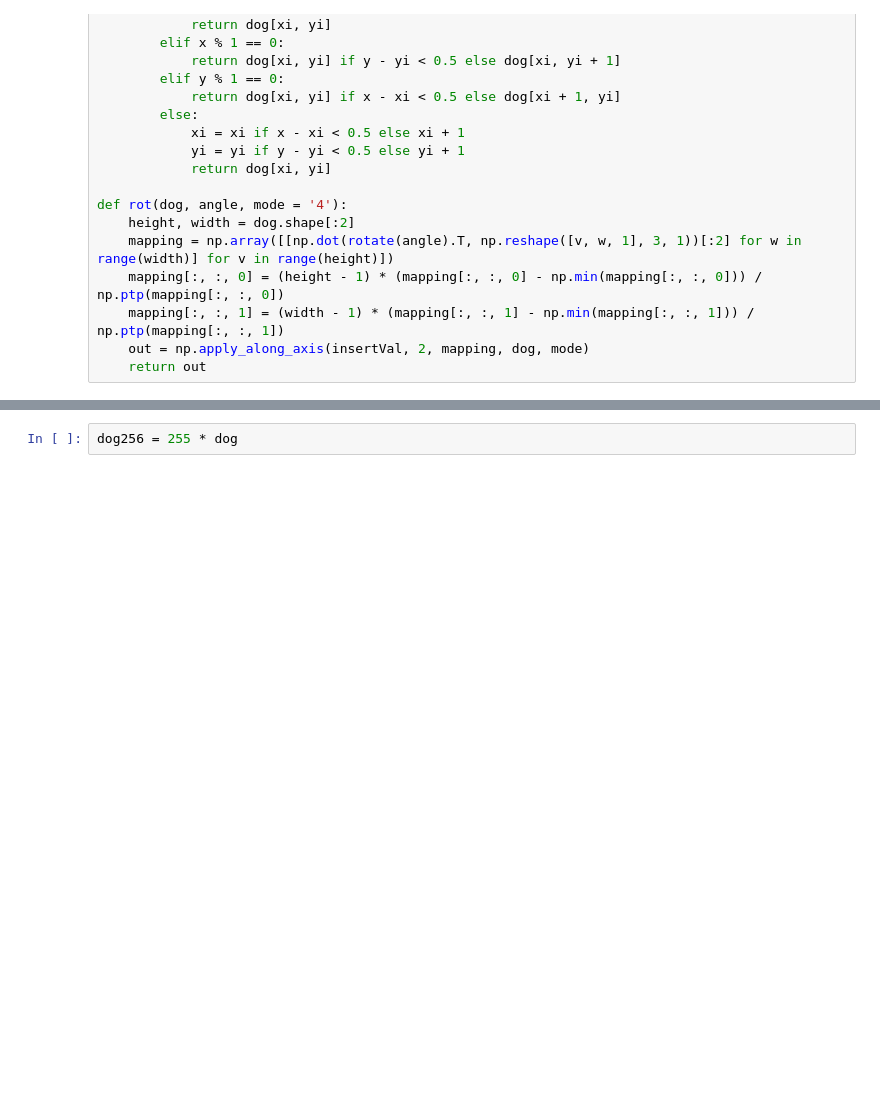
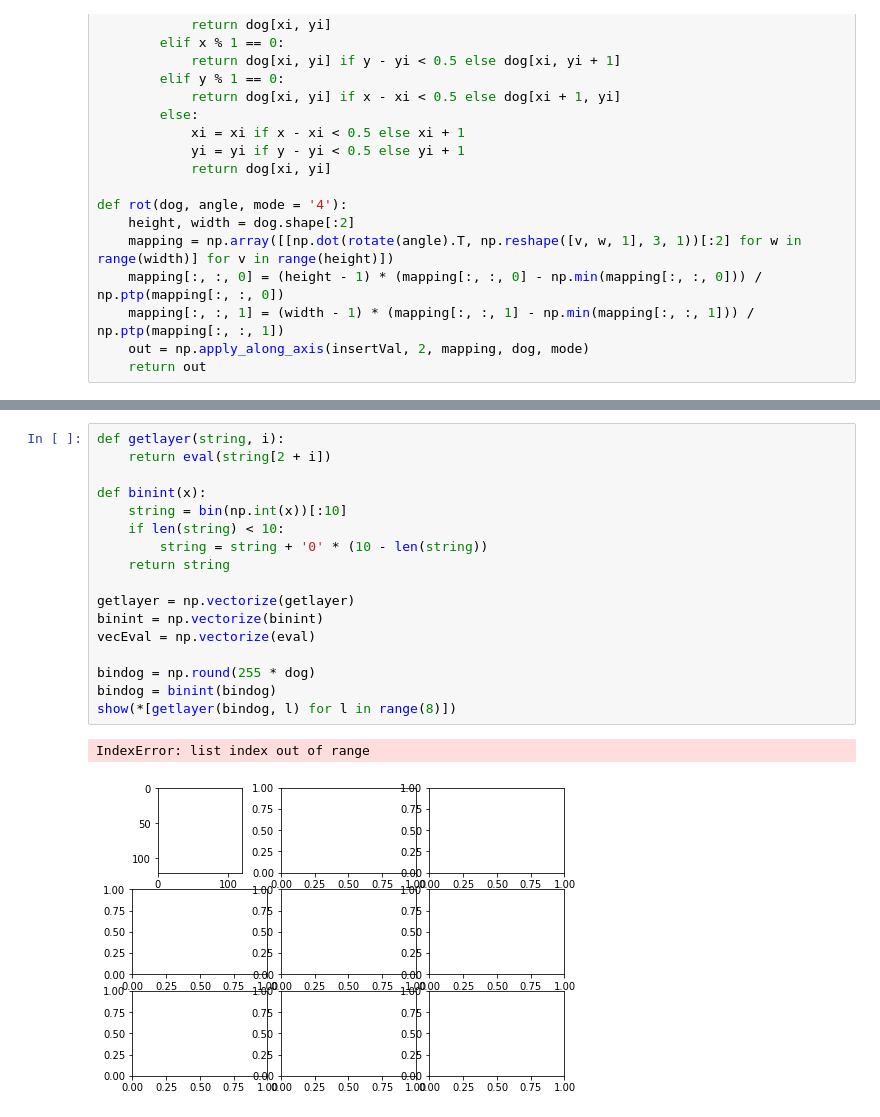
Before and after one commit to CarnoZhao/PythonSkills, a Jupyter notebook: ImageProcessing/rotate.ipynb, the cells around one changed output, grey strips where cells are left out. Cells and saved outputs as stored; diff of their text form; blank space fills up the shorter version.

```diff
--- a/ImageProcessing/rotate.ipynb
+++ b/ImageProcessing/rotate.ipynb
@@ -94,2 +104,20 @@ show(logdog, sqdog, sqrdog, dog)
-# %%
-dog256 = 255 * dog
+# %%
+def getlayer(string, i):
+    return eval(string[2 + i])
+
+def binint(x):
+    string = bin(np.int(x))[:10]
+    if len(string) < 10:
+        string = string + '0' * (10 - len(string))
+    return string
+
+getlayer = np.vectorize(getlayer)
+binint = np.vectorize(binint)
+vecEval = np.vectorize(eval)
+
+bindog = np.round(255 * dog)
+bindog = binint(bindog)
+show(*[getlayer(bindog, l) for l in range(8)])
+# %% [output]
+IndexError: list index out of range
+[figure, added]
```
Also changed, not shown: parts of 5 cells of this notebook, 1 other file.
